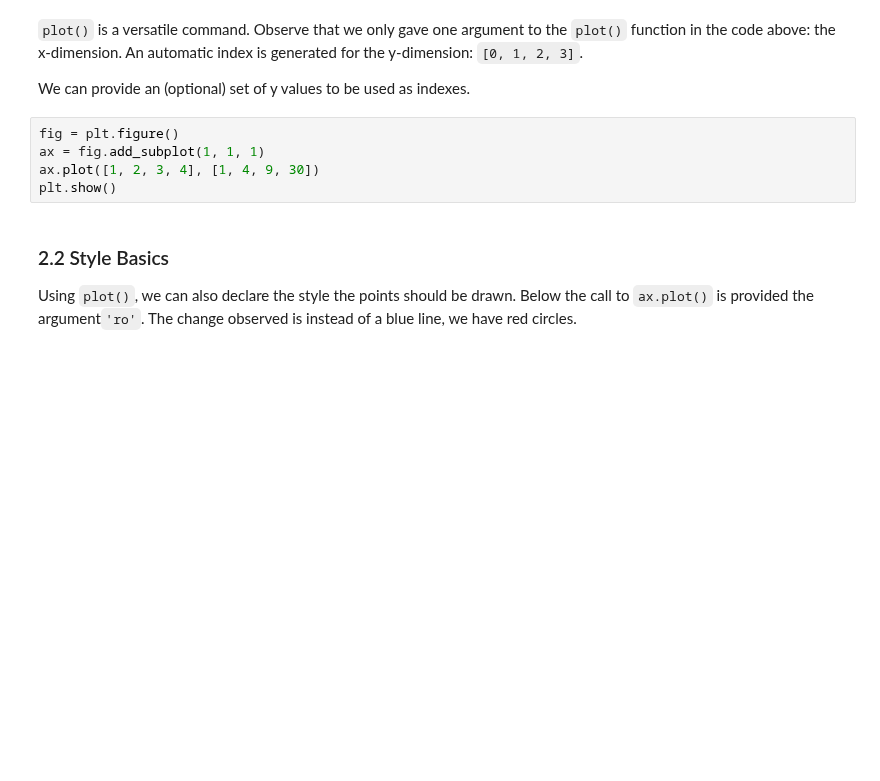
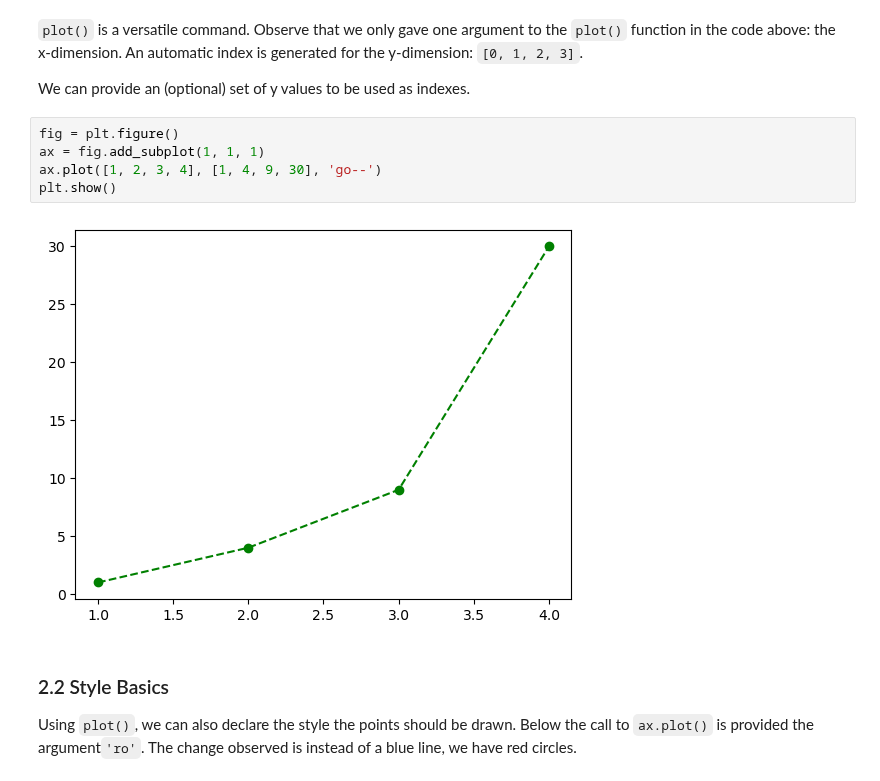
Before and after one commit to ninkuu/Data-Analytics-With-Python, a Jupyter notebook: Module2-Data_Analytics/A07-Matplotlib.ipynb, the cells around one changed output. Saved outputs shown, nothing was run; the diff lists cells and outputs as text; blank space fills up the shorter version.

```diff
--- a/Module2-Data_Analytics/A07-Matplotlib.ipynb
+++ b/Module2-Data_Analytics/A07-Matplotlib.ipynb
@@ -316,8 +318,10 @@ We can provide an (optional) set of y values to be used as indexes.
 # %%
 fig = plt.figure()
 ax = fig.add_subplot(1, 1, 1)
-ax.plot([1, 2, 3, 4], [1, 4, 9, 30])
+ax.plot([1, 2, 3, 4], [1, 4, 9, 30], 'go--')
 plt.show()
+# %% [output]
+[figure, added]
 # %% [markdown]
 ### 2.2 Style Basics
 
```
Also changed, not shown: parts of 2 cells of this notebook.
